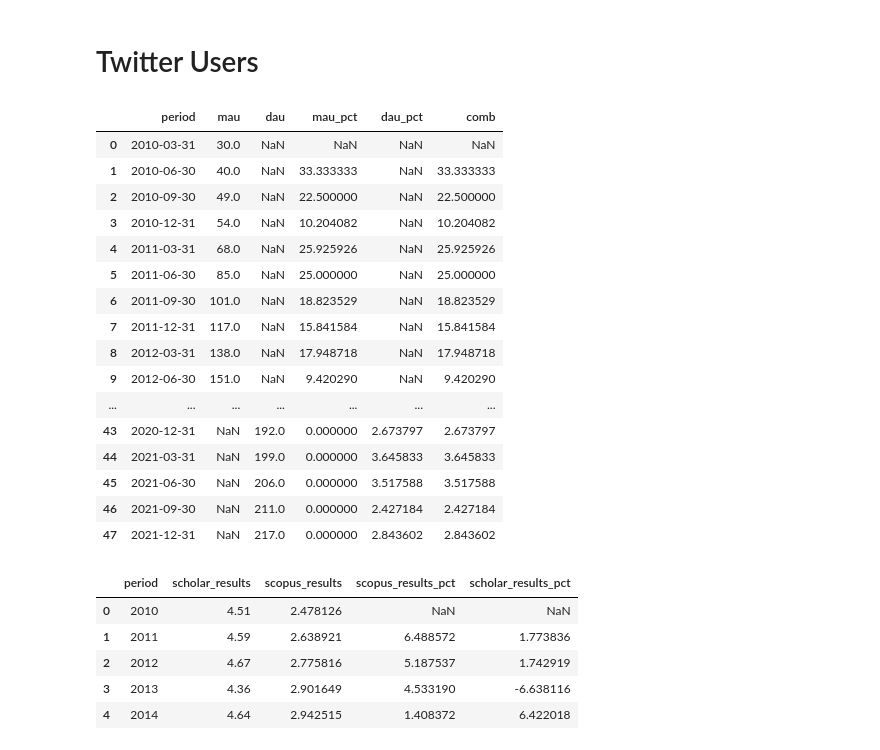
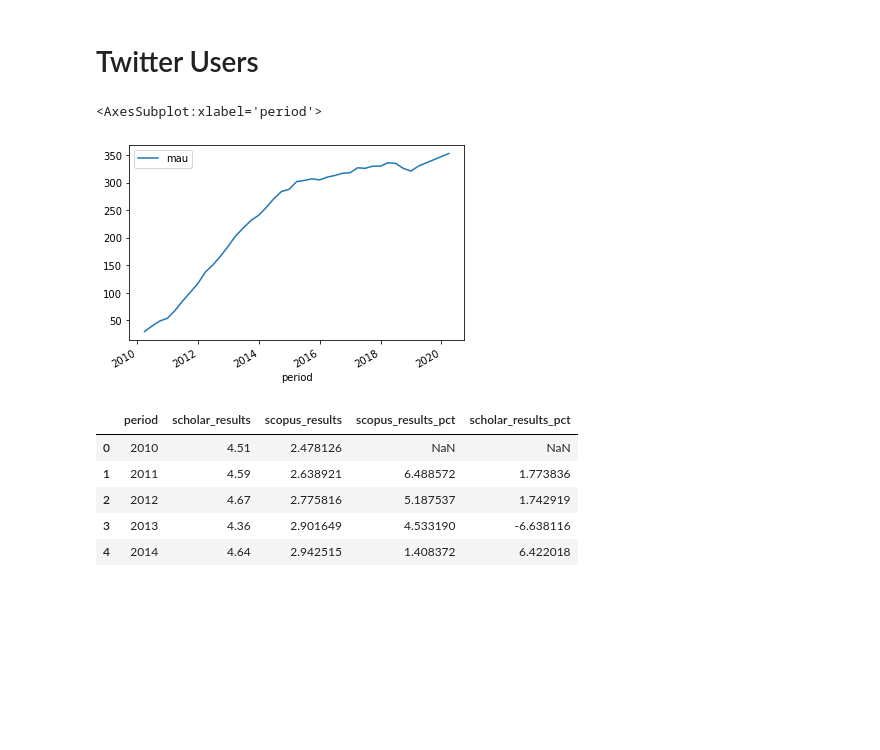
Before and after one commit to Connorrmcd6/Gartner-Hype-Cycle, a Jupyter notebook: Analysis/Notebooks/EDA_ML.ipynb, the cells around one changed output. Drawn from its saved outputs; the diff is of its cells as text; code cells hidden in the pictures; blank space fills up the shorter version.

```diff
--- a/Analysis/Notebooks/EDA_ML.ipynb
+++ b/Analysis/Notebooks/EDA_ML.ipynb
@@ -44,17 +44,41 @@ year = pd.to_datetime(year)
 ax = plt.gca()
 ax.spines['right'].set_visible(False)
 ax.spines['top'].set_visible(False)
-plt.rcParams["figure.figsize"] = [8, 3]
+plt.rcParams["figure.figsize"] = [8, 4]
 plt.rcParams.update({'font.size': 12})
 plt.rcParams['figure.dpi'] = 300
 plt.xlabel('Time')
 plt.ylabel('Number of Records')
-plt.plot(df['date'], df['tweets'], c = '#E31B23', linewidth = 1, label='Filtered Tweets')
-plt.plot(df2['date'], df2['tweets'], c = 'black', linewidth = 1, label='Unfiltered Tweets')
+plt.plot(df['date'], df['tweets'], c = '#E31B23', linewidth = 1, label='Tweets')
+# plt.plot(df2['date'], df2['tweets'], c = 'black', linewidth = 1, label='Unfiltered Tweets')
 plt.plot(year, papers, c = '#339898', linewidth = 1, label='Academic Publications')
 plt.legend()
-# plt.savefig(os.path.join(path, 'ml_data.pdf'), format='pdf',bbox_inches='tight',pad_inches = 0)
+plt.savefig(os.path.join(path, 'ml_data.pdf'), format='pdf',bbox_inches='tight',pad_inches = 0)
 plt.close()
+# %%
+#ML plot
+stmt = 'SELECT YEAR(date) as date, COUNT(1) AS tweets FROM social.machine_learning_only group by YEAR(date) ORDER BY date ASC'
+
+df = pd.read_sql(stmt, con=engine)
+
+year = [2010, 2011, 2012, 2013, 2014, 2015, 2016, 2017, 2018, 2019, 2020, 2021, 2022]
+papers = [6151, 6572, 7207, 7937, 9308, 11141, 13609, 17449, 23410, 35663, 59378, 70504, 90290]
+df['tweets_pct'] = 100*df.tweets.pct_change()
+papers_pct = 100*pd.Series(papers).pct_change()
+ax = plt.gca()
+ax.spines['right'].set_visible(False)
+ax.spines['top'].set_visible(False)
+plt.rcParams["figure.figsize"] = [8, 4]
+plt.rcParams.update({'font.size': 12})
+plt.rcParams['figure.dpi'] = 300
+plt.xlabel('Time')
+plt.ylabel('Percentage Change')
+plt.plot(df['date'], df['tweets_pct'], c = '#E31B23', linewidth = 1, label='Tweets')
+# plt.plot(df2['date'], df2['tweets'], c = 'black', linewidth = 1, label='Unfiltered Tweets')
+plt.plot(year, papers_pct, c = '#339898', linewidth = 1, label='Academic Publications')
+plt.legend()
+plt.savefig(os.path.join(path, 'ml_data_pct.pdf'), format='pdf',bbox_inches='tight',pad_inches = 0)
+plt.close()
 # %%
 degree = 2
 y = np.array(df2['tweets'].to_list())
@@ -247,23 +273,6 @@ for i in range(len(df.index)):
         comb.append(df.dau_pct[i])
         # print(f'else satisfied: {i}\n')
 df['comb'] = comb
-# %%
-df
-# %% [output]
-|  | period | mau | dau | mau_pct | dau_pct | comb |
-| 0 | 2010-03-31 | 30.0 | NaN | NaN | NaN | NaN |
-| 1 | 2010-06-30 | 40.0 | NaN | 33.333333 | NaN | 33.333333 |
-| 2 | 2010-09-30 | 49.0 | NaN | 22.500000 | NaN | 22.500000 |
-| 3 | 2010-12-31 | 54.0 | NaN | 10.204082 | NaN | 10.204082 |
-| 4 | 2011-03-31 | 68.0 | NaN | 25.925926 | NaN | 25.925926 |
-| 5 | 2011-06-30 | 85.0 | NaN | 25.000000 | NaN | 25.000000 |
-| 6 | 2011-09-30 | 101.0 | NaN | 18.823529 | NaN | 18.823529 |
-| 7 | 2011-12-31 | 117.0 | NaN | 15.841584 | NaN | 15.841584 |
-| 8 | 2012-03-31 | 138.0 | NaN | 17.948718 | NaN | 17.948718 |
-| 9 | 2012-06-30 | 151.0 | NaN | 9.420290 | NaN | 9.420290 |
-| ... | ... | ... | ... | ... | ... | ... |
-| 43 | 2020-12-31 | NaN | 192.0 | 0.000000 | 2.673797 | 2.673797 |
-| 44 | 2021-03-31 | NaN | 199.0 | 0.000000 | 3.645833 | 3.645833 |
-| 45 | 2021-06-30 | NaN | 206.0 | 0.000000 | 3.517588 | 3.517588 |
-| 46 | 2021-09-30 | NaN | 211.0 | 0.000000 | 2.427184 | 2.427184 |
-| 47 | 2021-12-31 | NaN | 217.0 | 0.000000 | 2.843602 | 2.843602 |
+# %%
+df = pd.read_csv('/Users/connormcdonald/Desktop/Masters/MIT807/Data/twitterMAU.csv')
+df['period']  = pd.to_datetime(df['period'])
@@ -269,0 +281,5 @@ df
+# %%
+df.plot(x='period', y='mau')
+# %% [output]
+<AxesSubplot:xlabel='period'>
+[figure, added]
```
Also changed, not shown: parts of 4 cells of this notebook, 10 other files.
